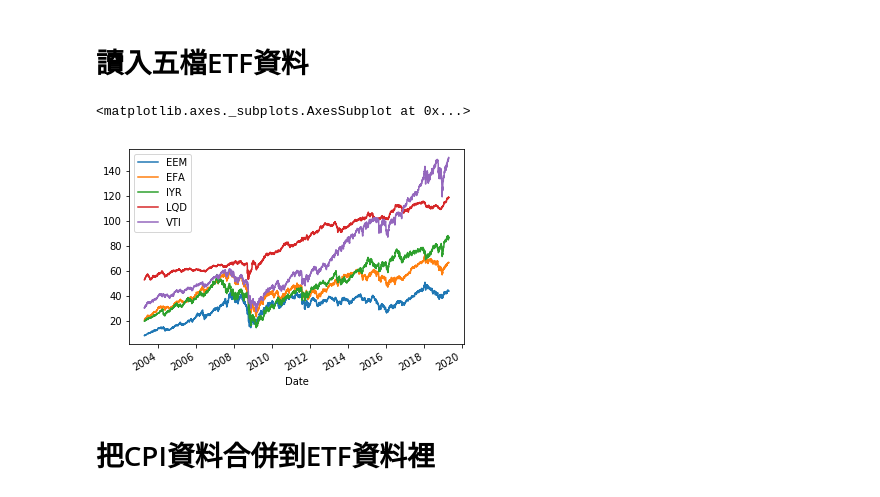
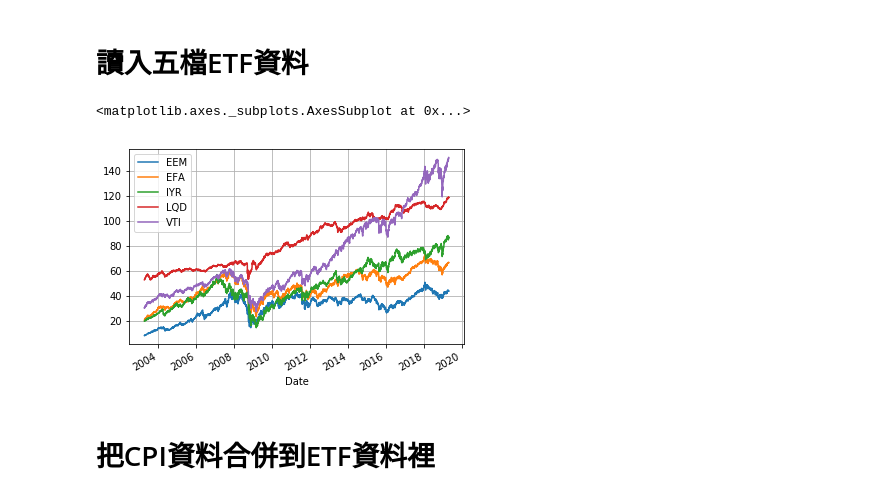
Before and after one commit to kanglee83/Python-Program, a Jupyter notebook: 107-2 Studies of Robo Advisors/HW4 Income Portfolios/Income Portfolios.ipynb, the cells around one changed output. Drawn from its saved outputs; the diff is of its cells as text; code cells hidden in the pictures.

```diff
--- a/107-2 Studies of Robo Advisors/HW4 Income Portfolios/Income Portfolios.ipynb
+++ b/107-2 Studies of Robo Advisors/HW4 Income Portfolios/Income Portfolios.ipynb
@@ -7,14 +7,14 @@ import matplotlib.pyplot as plt
 # %% [markdown]
 # 讀入五檔ETF資料
 # %%
-df = pd.read_csv('/Users/Kang/Desktop/ETF 2003_2019.csv', index_col = 'Date')
+df = pd.read_csv('/Users/Kang/Documents/碩一下學期/張森林 機器人理財專題研究/HW4/Inputs/ETF 2003_2019.csv', index_col = 'Date')
 df = df.set_index(pd.DatetimeIndex(df.index))
 title = df.columns.tolist()
 # %%
-df.plot()
+df.plot(grid=True)
 # %% [output]
 <matplotlib.axes._subplots.AxesSubplot at 0x...>
-[figure, old version]
+[figure, new version]
 # %% [markdown]
 # 把CPI資料合併到ETF資料裡
 # %%
```
Also changed, not shown: parts of 12 cells of this notebook.
